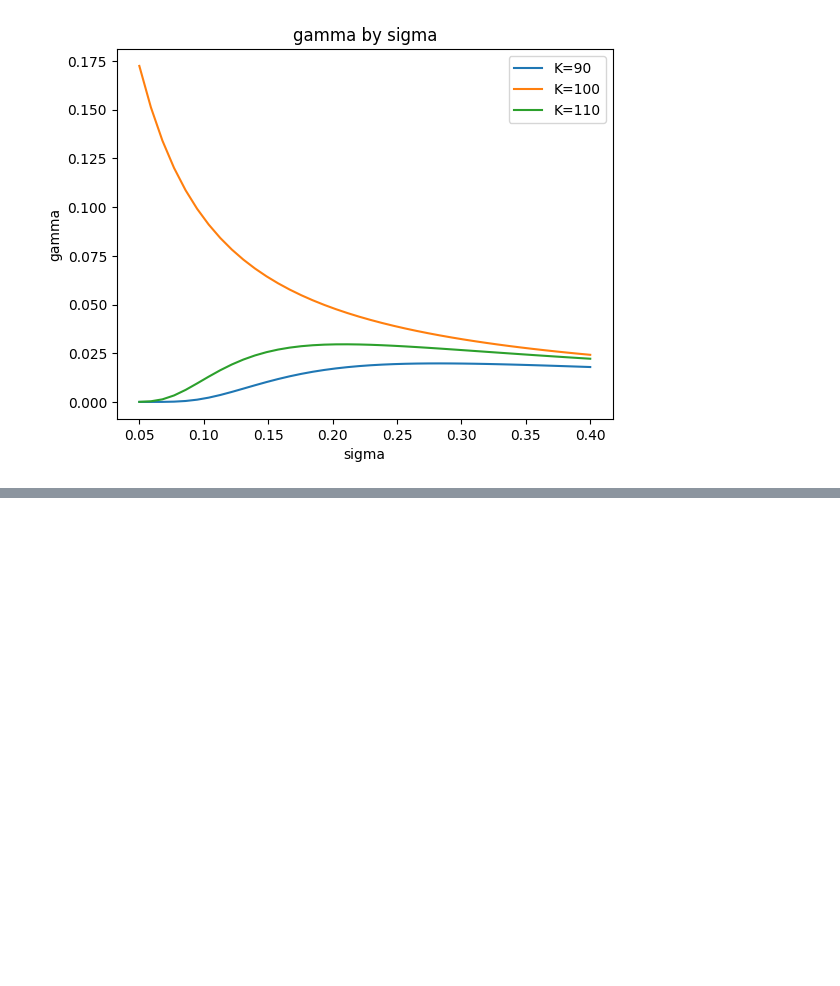
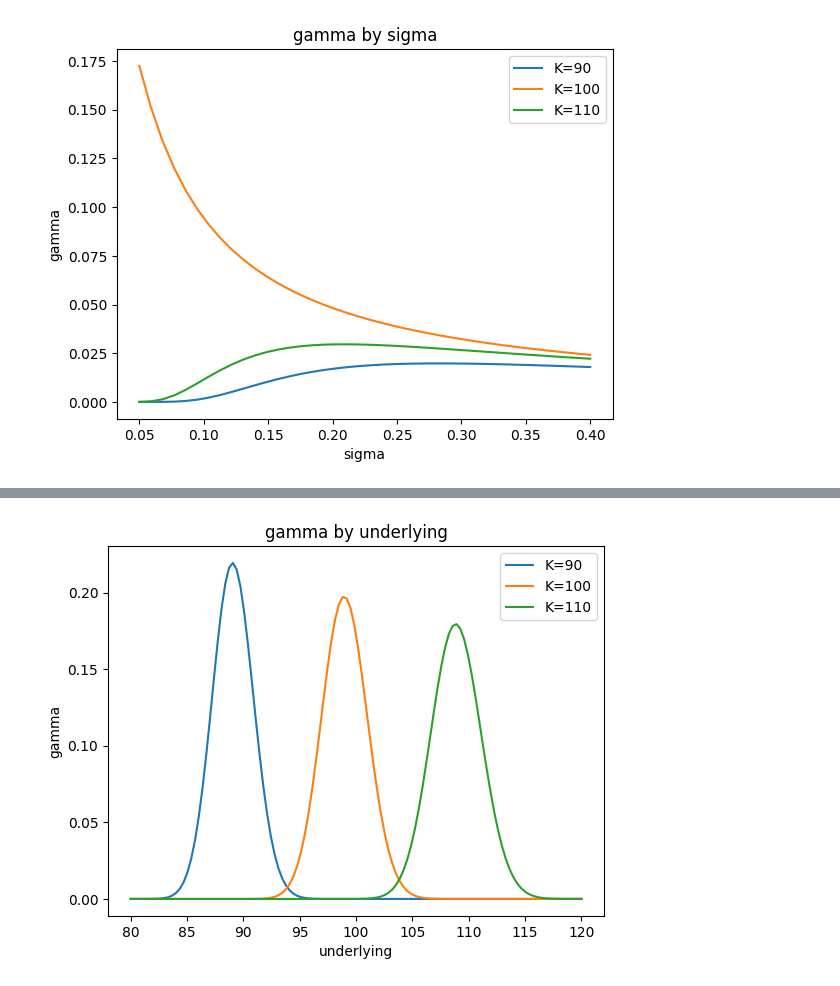
Before and after one commit to hdaniel17/options, a Jupyter notebook: Greeks.ipynb, the cells around one changed output, grey strips where cells are left out. Saved outputs shown, nothing was run; the diff lists cells and outputs as text; code cells hidden in the pictures; blank space fills up the shorter version.

```diff
--- a/Greeks.ipynb
+++ b/Greeks.ipynb
@@ -202,0 +207,4 @@ greek_underlying(0.2, [90,100,110], 0.06, 0.1667, 100, 0.05, 0.4, 0.01, calls=Tr
+# %%
+greek_underlying(0.05, [90,100,110], 0.06, 0.1667, 100, 80, 120, 1, calls=True, greek='gamma')
+# %% [output]
+[figure, added]
```
Also changed, not shown: parts of 11 cells of this notebook.
